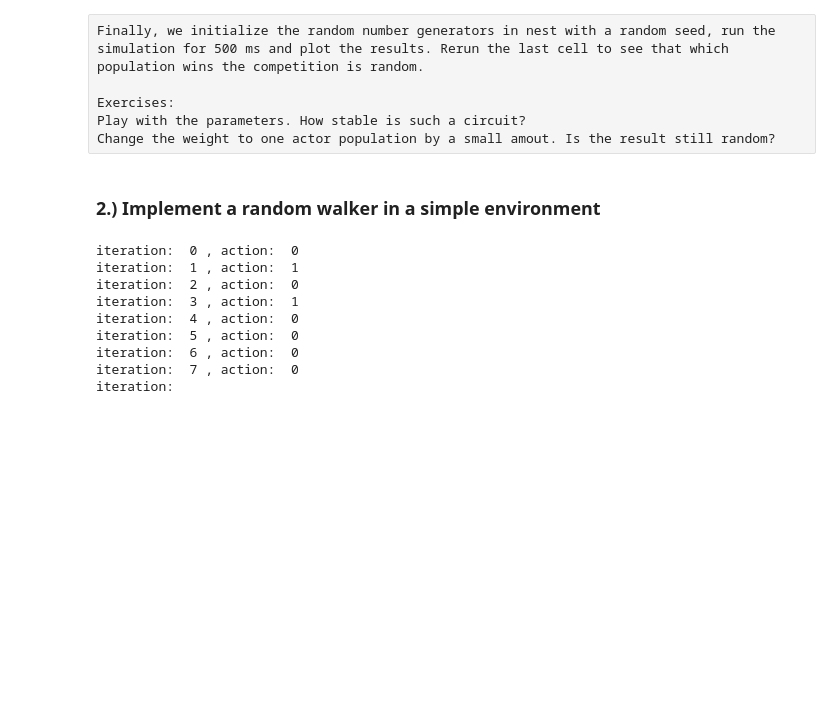
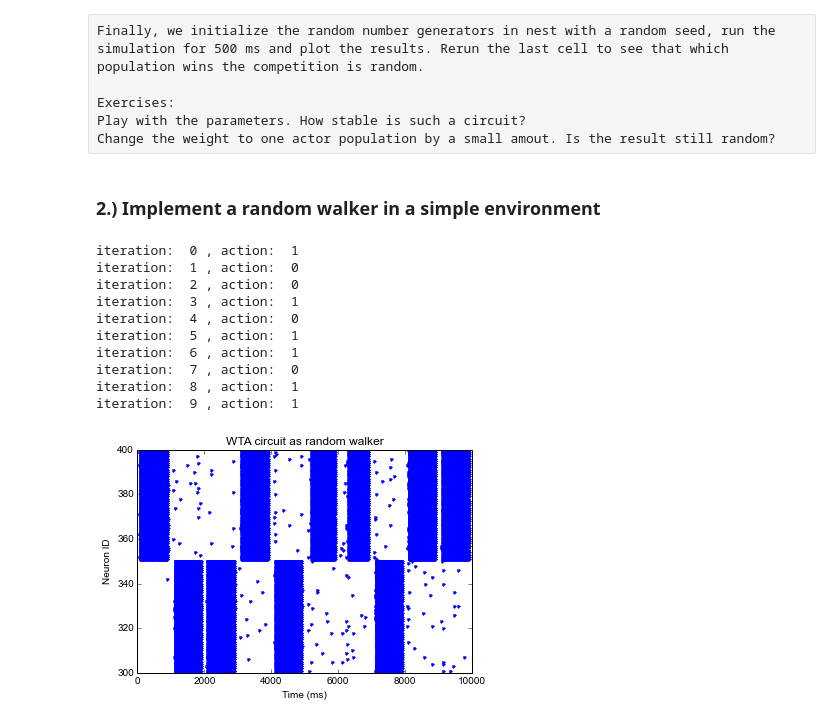
Before and after one commit to CiNCFZJ/CiNC, a Jupyter notebook: summerschool2015/project/Winner Takes All Circuit.ipynb, the cells around one changed output. Drawn from its saved outputs; the diff is of its cells as text; code cells hidden in the pictures; blank space fills up the shorter version.

```diff
--- a/summerschool2015/project/Winner Takes All Circuit.ipynb
+++ b/summerschool2015/project/Winner Takes All Circuit.ipynb
@@ -91,7 +91,7 @@ for i in range(world_dim['x']):
 
 
 # Create actions
-num_actions = env.get_num_possible_actions()[0][1]
+num_actions = env.get_num_possible_actions()
 actions = []
 for i in range(num_actions):
     actions.append(nest.Create('iaf_psc_alpha', 50))
@@ -144,35 +144,37 @@ for i in range(len(actions)):
 
 # Main loop
 actions_executed = 0
 last_action_time = 0
 while actions_executed < NUM_ITERATIONS:
     nest.SetStatus(wta_noise, {'rate': 3000.})
     nest.SetStatus(stimulus, {'rate': 5000.})
     nest.Simulate(900)
     max_rate = 0
     chosen_action = -1
     for i in range(len(sd_actions)):
         rate = len([e for e in nest.GetStatus([sd_actions[i]], keys='events')[0]['times'] if e > last_action_time]) # calc the "firerate" of each actor population
         if rate > max_rate:
             max_rate = rate # the population with the hightes rate wins
             chosen_action = i
 
     print "iteration: ", actions_executed, ", action: ", chosen_action
     nest.SetStatus(stimulus, {'rate': 0.})
     nest.SetStatus(wta_noise, {'rate': 0.})
     nest.Simulate(100.)
     last_action_time += 1000
     actions_executed += 1
 
 rplt.from_device(sd_wta, title="WTA circuit as random walker")
 rplt.show()
 # %% [output]
-iteration:  0 , action:  0
-iteration:  1 , action:  1
+iteration:  0 , action:  1
+iteration:  1 , action:  0
 iteration:  2 , action:  0
 iteration:  3 , action:  1
 iteration:  4 , action:  0
-iteration:  5 , action:  0
-iteration:  6 , action:  0
+iteration:  5 , action:  1
+iteration:  6 , action:  1
 iteration:  7 , action:  0
-iteration:
+iteration:  8 , action:  1
+iteration:  9 , action:  1
+[figure, added]
```
Also changed, not shown: parts of 1 cell of this notebook, 3 other files.
